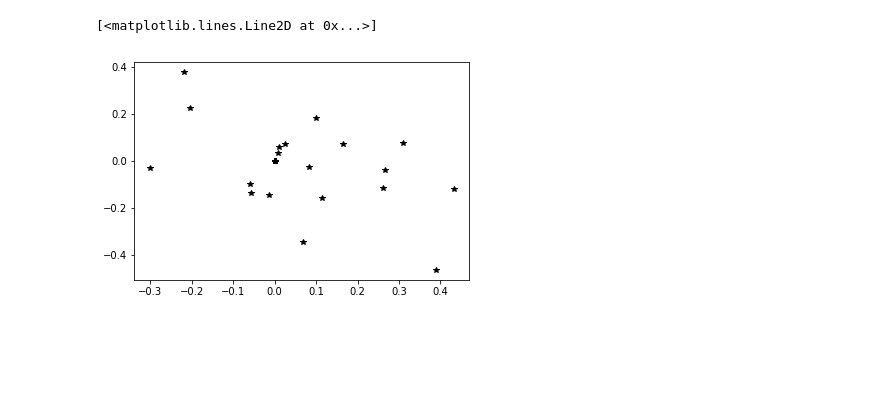
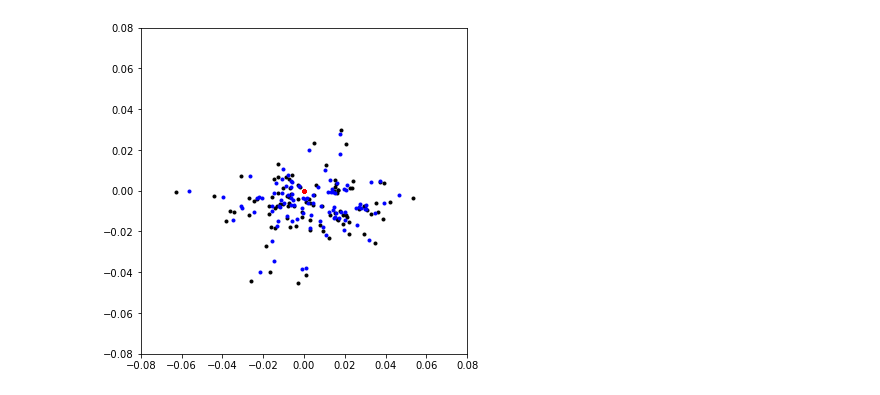
Before and after one commit to ju-bar/emilys, a Jupyter notebook: notebooks/measure-image-shifts-series.ipynb, the cells around one changed output. Cells and saved outputs as stored; diff of their text form; code cells hidden in the pictures; blank space fills up the shorter version.

```diff
--- a/notebooks/measure-image-shifts-series.ipynb
+++ b/notebooks/measure-image-shifts-series.ipynb
@@ -30,18 +33,29 @@ paimg = aplt.arrayplot2d(aimg,1)
 # %%
-# load first image as first reference
-idx = 1
-sfile = sworkdir + sfpre + '{:04d}'.format(idx) + sfsuf
+# load first first reference
+idx = nimg0
+sfile = sfile = get_ser_file_name(idx, sworkdir, sfpre, sfsuf, nidx)
 aref = np.fromfile(sfile, dtype=datatype).astype(np.float32).reshape((ny,nx))
 # measure image-to-image shift in a series
-ash = np.zeros((nimgn-nimg0+2,2))
+ash0 = np.zeros((nimgn-nimg0+2,2))
+ash1 = np.zeros((nimgn-nimg0+2,2))
+ash2 = np.zeros((nimgn-nimg0+2,2))
 idx = 0
-for i in range(nimg0+1, 20+1):
+ssh = np.array([dx,dy])
+for i in range(nimg0+1, 100+1):
     # load next image
-    sfile = sworkdir + sfpre + '{:04d}'.format(i) + sfsuf
+    sfile = sfile = get_ser_file_name(i, sworkdir, sfpre, sfsuf, nidx)
     aimg = np.fromfile(sfile, dtype=datatype).astype(np.float32).reshape((ny,nx))
     # measure the shift
-    ash[idx] = sh.get_rigid_shift(aimg, aref, method='com', maxshift = 2.)
-    print(idx, ash[idx])
+    lsh0 = sh.get_rigid_shift(aimg, aref, method='pixel', maxshift = 3.)
+    lsh1 = sh.get_rigid_shift(aimg, aref, method='com', maxshift = 3.)
+    lsh2 = sh.get_rigid_shift(aimg, aref, method='peak', maxshift = 2.5)
+    ash0[idx] = lsh0[0][0:2] * ssh
+    ash1[idx] = lsh1[0][0:2] * ssh
+    ash2[idx] = lsh2[0][0:2] * ssh
+    lensh2 = np.sqrt(np.sum(lsh2[0][0:2]**2))
+    delta = np.sqrt(np.sum((lsh1[0][0:2]-lsh2[0][0:2])**2))
+    print('{:3d}: shift 2 = ({:.3f},{:.3f}),  error = ({:.3f}, {:.3f})'.format(i,lsh2[0][0],lsh2[0][1],lsh2[1][0],lsh2[1][1]))
+    #print('{:3d}: shift 2 = {:.3f},  dif.: {:.3f},  rel. dif.: {:.3f}'.format(idx, lensh2, delta, delta/lensh2))
     aref = aimg
     idx += 1
 # %% [output]
@@ -67,6 +79,15 @@ for i in range(nimg0+1, 20+1):
-# %%
-tash = ash.T
-plt.plot(tash[0],tash[1],'k*')
-# %% [output]
-[<matplotlib.lines.Line2D at 0x...>]
-[figure, removed]
+# %%
+xrng = 0.08
+tash0 = ash0.T
+tash1 = ash1.T
+tash2 = ash2.T
+fig, ax = plt.subplots(figsize=(6, 6))
+ax.set_aspect(1)
+plt.plot(tash2[0],tash2[1],'k.')
+plt.plot(tash1[0],tash1[1],'b.')
+plt.plot(tash0[0],tash0[1],'r.')
+ax.set_xlim(-xrng, xrng)
+ax.set_ylim(-xrng, xrng)
+plt.show()
+# %% [output]
+[figure, added]
```
Also changed, not shown: parts of 6 cells of this notebook.
